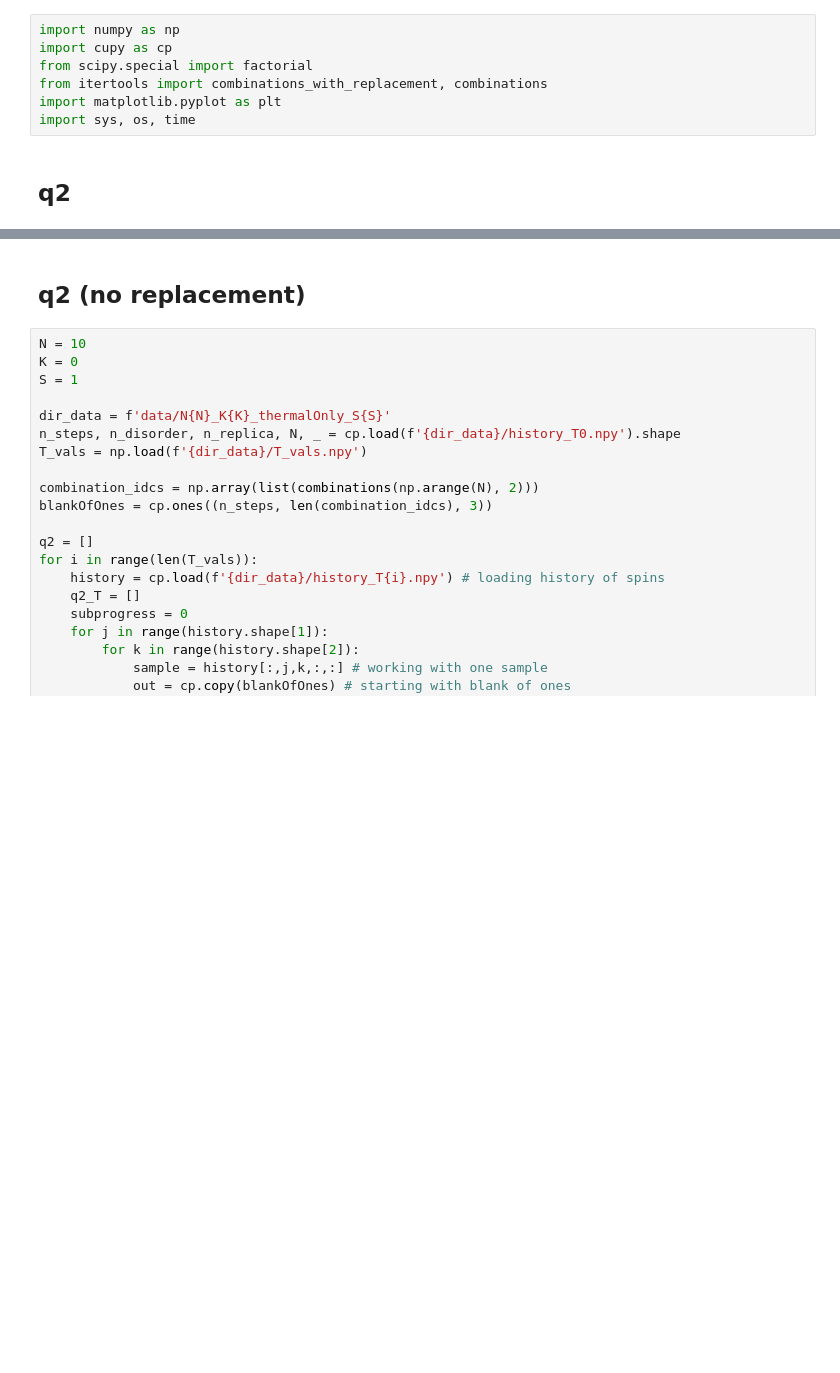
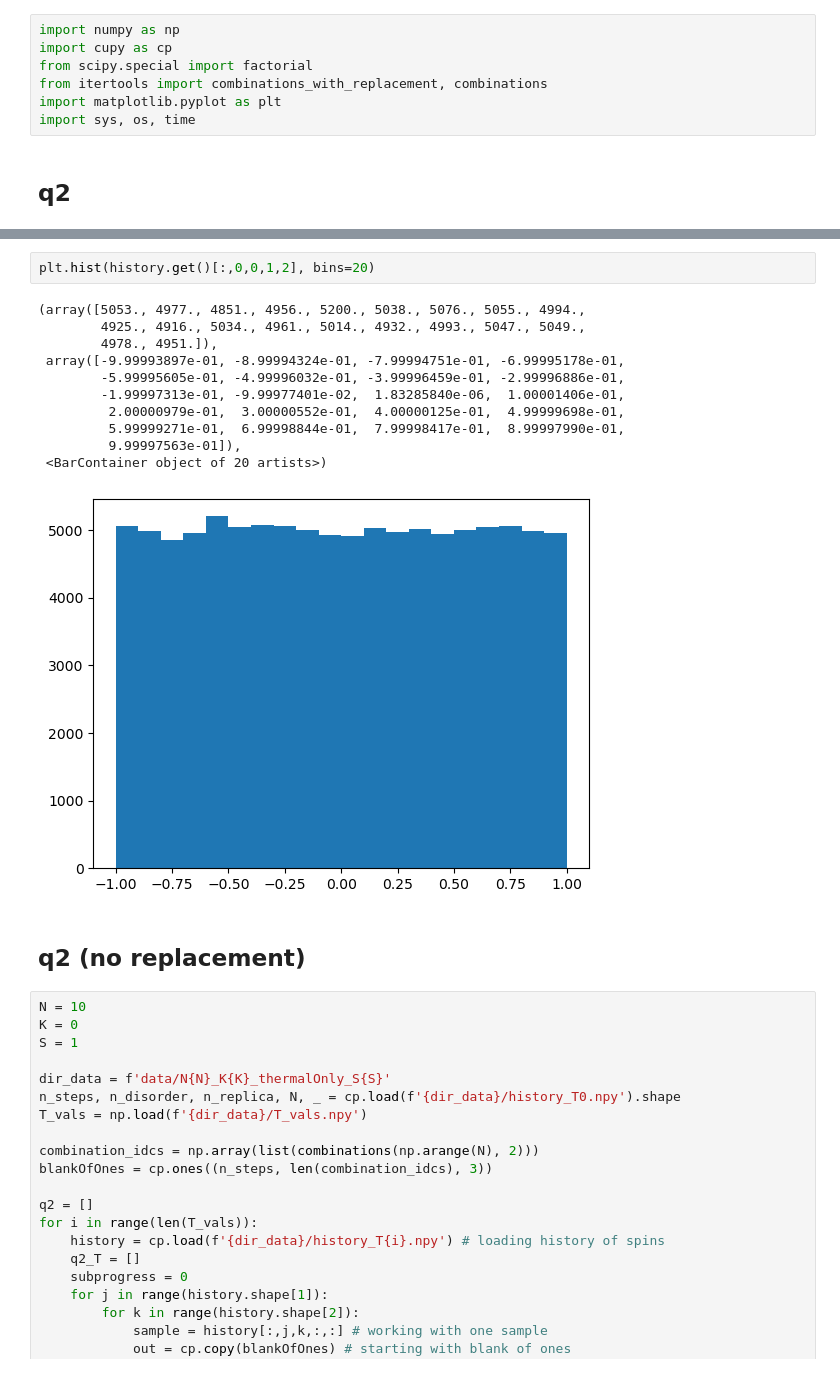
Before and after one commit to krlodeleon/LLG, a Jupyter notebook: q_EA.ipynb, the cells around one changed output, grey strips where cells are left out. Cells and saved outputs as stored; diff of their text form; blank space fills up the shorter version.

```diff
--- a/q_EA.ipynb
+++ b/q_EA.ipynb
@@ -40,3 +104,17 @@ q2 Progress: 100.0%; Subprogress: 100.0%; Done.
+# %%
+plt.hist(history.get()[:,0,0,1,2], bins=20)
+# %% [output]
+(array([5053., 4977., 4851., 4956., 5200., 5038., 5076., 5055., 4994.,
+        4925., 4916., 5034., 4961., 5014., 4932., 4993., 5047., 5049.,
+        4978., 4951.]),
+ array([-9.99993897e-01, -8.99994324e-01, -7.99994751e-01, -6.99995178e-01,
+        -5.99995605e-01, -4.99996032e-01, -3.99996459e-01, -2.99996886e-01,
+        -1.99997313e-01, -9.99977401e-02,  1.83285840e-06,  1.00001406e-01,
+         2.00000979e-01,  3.00000552e-01,  4.00000125e-01,  4.99999698e-01,
+         5.99999271e-01,  6.99998844e-01,  7.99998417e-01,  8.99997990e-01,
+         9.99997563e-01]),
+ <BarContainer object of 20 artists>)
+[figure, added]
 # %% [markdown]
 ## q2 (no replacement)
 # %%
```
Also changed, not shown: parts of 58 cells of this notebook.
